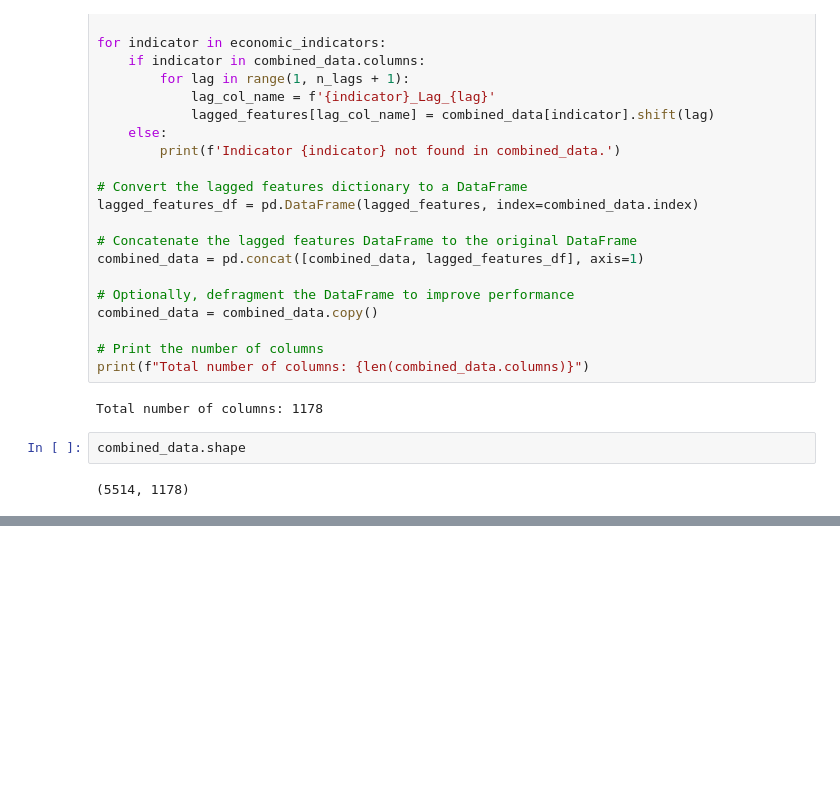
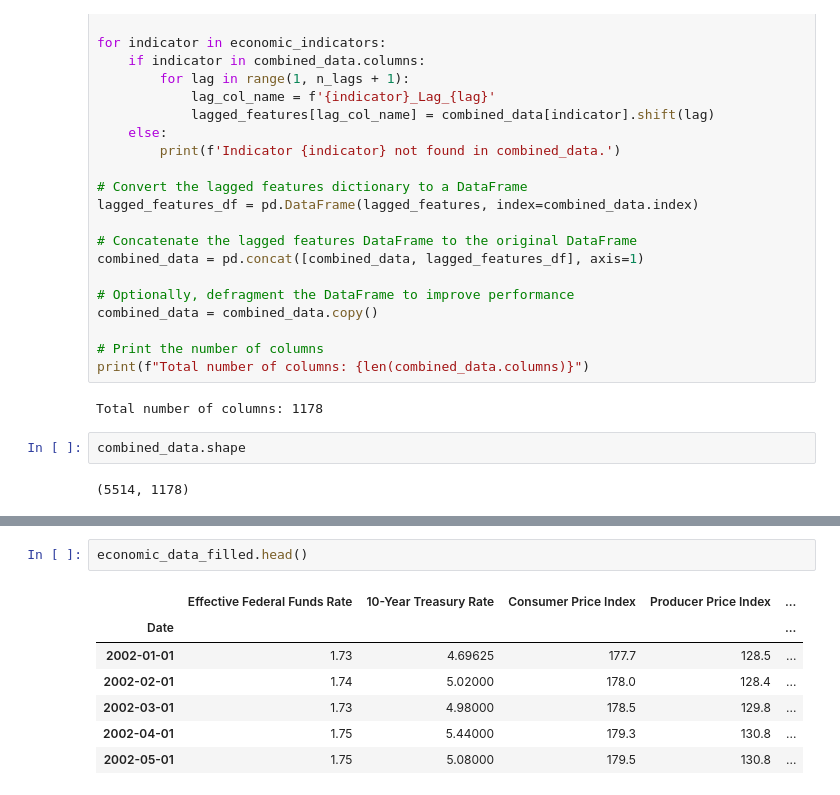
Before and after one commit to bandham-manikanta/portfolio-recommendation, a Jupyter notebook: main.ipynb, the cells around one changed output, grey strips where cells are left out. Drawn from its saved outputs; the diff is of its cells as text; blank space fills up the shorter version.

Commit message:
Complete data prep done

```diff
--- a/main.ipynb
+++ b/main.ipynb
@@ -531,0 +679,10 @@ combined_data.head(1)
+# %%
+economic_data_filled.head()
+# %% [output]
+|  | Effective Federal Funds Rate | 10-Year Treasury Rate | Consumer Price Index | Producer Price Index | ... |
+| Date |  |  |  |  | ... |
+| 2002-01-01 | 1.73 | 4.69625 | 177.7 | 128.5 | ... |
+| 2002-02-01 | 1.74 | 5.02000 | 178.0 | 128.4 | ... |
+| 2002-03-01 | 1.73 | 4.98000 | 178.5 | 129.8 | ... |
+| 2002-04-01 | 1.75 | 5.44000 | 179.3 | 130.8 | ... |
+| 2002-05-01 | 1.75 | 5.08000 | 179.5 | 130.8 | ... |
```
Also changed, not shown: parts of 18 cells of this notebook.
